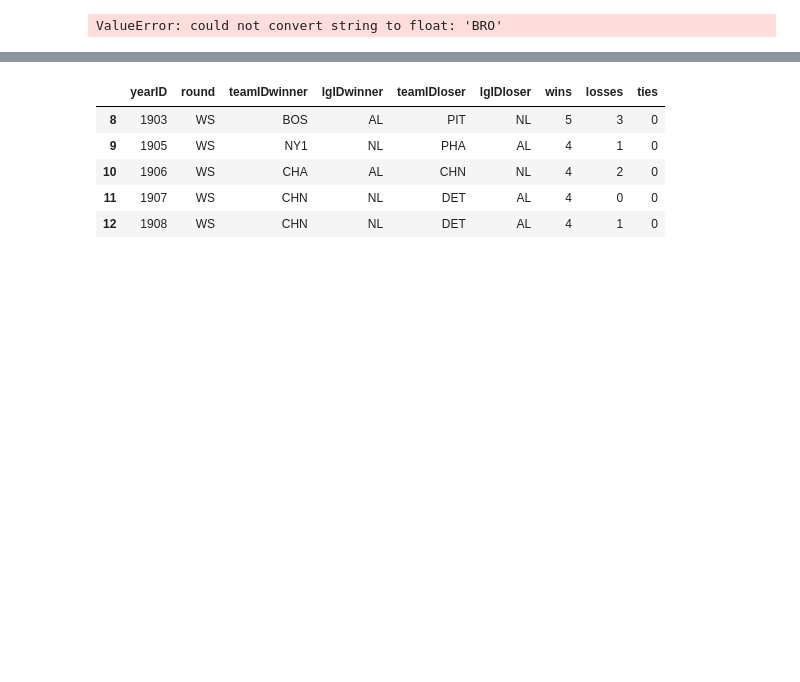
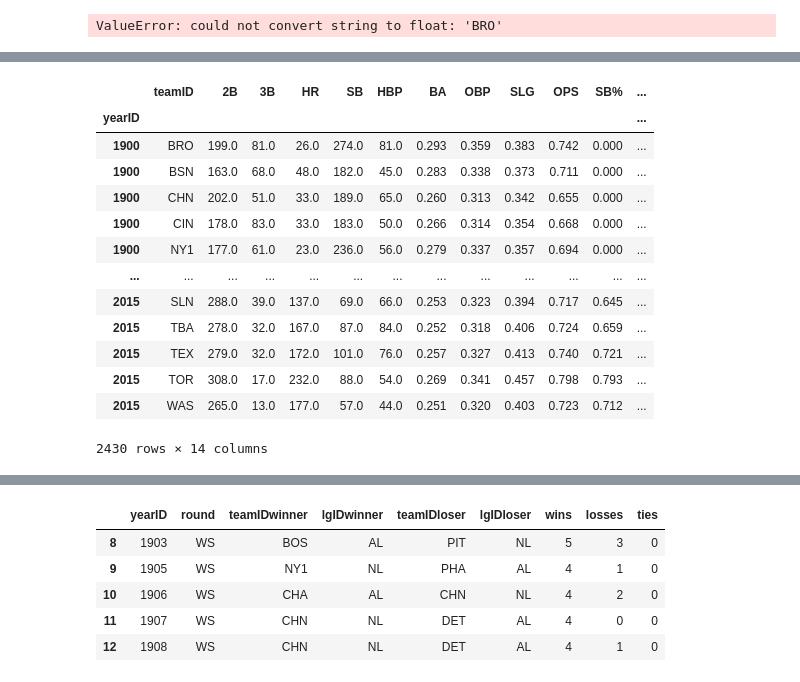
Before and after one commit to davidbabb/BaseballPlayoffs, a Jupyter notebook: baseball-analysis/notebooks/standardized_by_year.ipynb, the cells around one changed output, grey strips where cells are left out. Cells and saved outputs as stored; diff of their text form; code cells hidden in the pictures; blank space fills up the shorter version.

```diff
--- a/baseball-analysis/notebooks/standardized_by_year.ipynb
+++ b/baseball-analysis/notebooks/standardized_by_year.ipynb
@@ -104,0 +115,17 @@ playoff_teams.drop(timeIndex,inplace=True)
+# %%
+data.set_index('yearID')
+# %% [output]
+|  | teamID | 2B | 3B | HR | SB | HBP | BA | OBP | SLG | OPS | SB% | ... |
+| yearID |  |  |  |  |  |  |  |  |  |  |  | ... |
+| 1900 | BRO | 199.0 | 81.0 | 26.0 | 274.0 | 81.0 | 0.293 | 0.359 | 0.383 | 0.742 | 0.000 | ... |
+| 1900 | BSN | 163.0 | 68.0 | 48.0 | 182.0 | 45.0 | 0.283 | 0.338 | 0.373 | 0.711 | 0.000 | ... |
+| 1900 | CHN | 202.0 | 51.0 | 33.0 | 189.0 | 65.0 | 0.260 | 0.313 | 0.342 | 0.655 | 0.000 | ... |
+| 1900 | CIN | 178.0 | 83.0 | 33.0 | 183.0 | 50.0 | 0.266 | 0.314 | 0.354 | 0.668 | 0.000 | ... |
+| 1900 | NY1 | 177.0 | 61.0 | 23.0 | 236.0 | 56.0 | 0.279 | 0.337 | 0.357 | 0.694 | 0.000 | ... |
+| ... | ... | ... | ... | ... | ... | ... | ... | ... | ... | ... | ... | ... |
+| 2015 | SLN | 288.0 | 39.0 | 137.0 | 69.0 | 66.0 | 0.253 | 0.323 | 0.394 | 0.717 | 0.645 | ... |
+| 2015 | TBA | 278.0 | 32.0 | 167.0 | 87.0 | 84.0 | 0.252 | 0.318 | 0.406 | 0.724 | 0.659 | ... |
+| 2015 | TEX | 279.0 | 32.0 | 172.0 | 101.0 | 76.0 | 0.257 | 0.327 | 0.413 | 0.740 | 0.721 | ... |
+| 2015 | TOR | 308.0 | 17.0 | 232.0 | 88.0 | 54.0 | 0.269 | 0.341 | 0.457 | 0.798 | 0.793 | ... |
+| 2015 | WAS | 265.0 | 13.0 | 177.0 | 57.0 | 44.0 | 0.251 | 0.320 | 0.403 | 0.723 | 0.712 | ... |
+2430 rows × 14 columns
```
Also changed, not shown: parts of 14 cells of this notebook.
